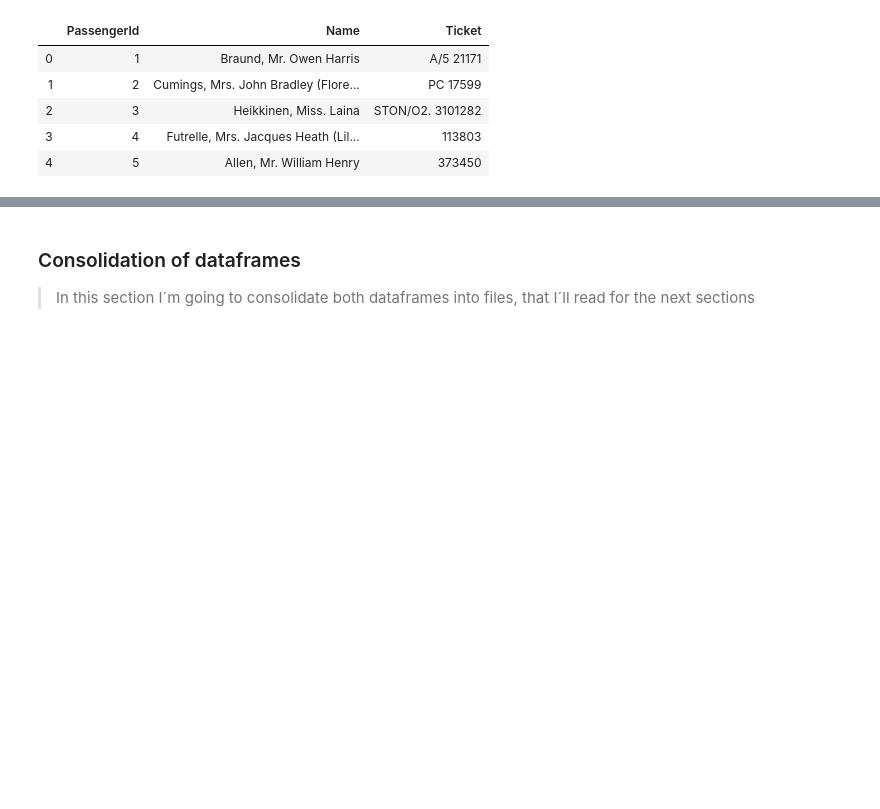
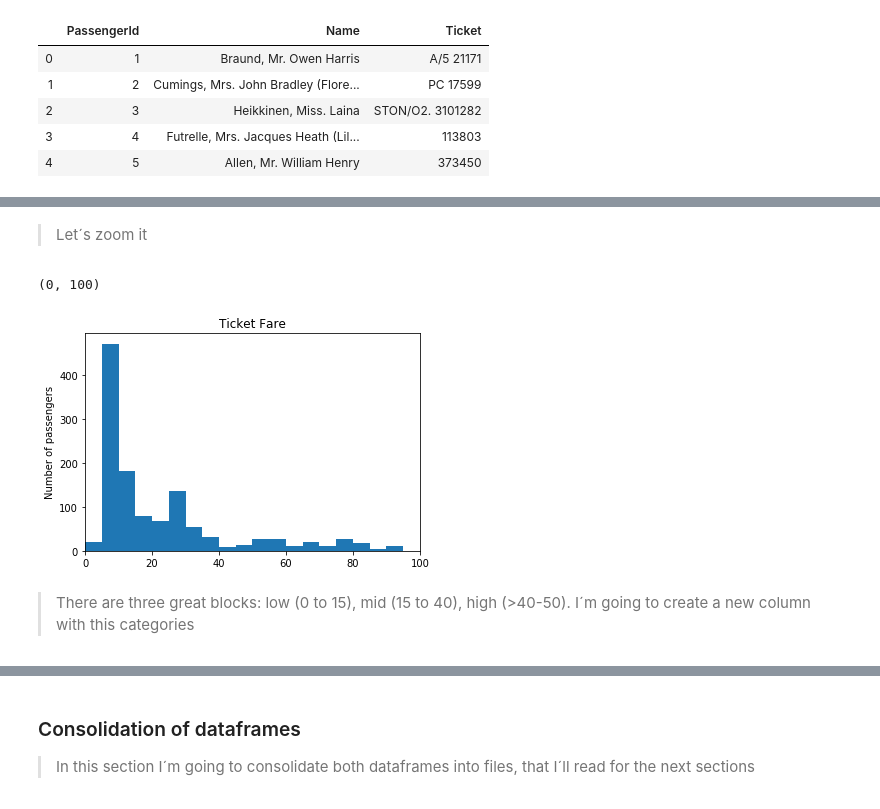
Before and after one commit to canceleiro/Titanic-Disaster, a Jupyter notebook: Titanic_Disaster.ipynb, the cells around one changed output, grey strips where cells are left out. Drawn from its saved outputs; the diff is of its cells as text; code cells hidden in the pictures; blank space fills up the shorter version.

```diff
--- a/Titanic_Disaster.ipynb
+++ b/Titanic_Disaster.ipynb
@@ -377,0 +435,13 @@ passengers.head()
+# %% [markdown]
+> Let´s zoom it
+# %%
+bin_edges = np.arange(0, df_clean['Fare'].max()+5, 5)
+plt.hist(data = df_clean, x = 'Fare', bins = bin_edges);
+plt.title('Ticket Fare');
+plt.ylabel('Number of passengers');
+plt.xlim(0,100)
+# %% [output]
+(0, 100)
+[figure, added]
+# %% [markdown]
+> There are three great blocks: low (0 to 15), mid (15 to 40), high (>40-50). I´m going to create a new column with this categories
```
Also changed, not shown: parts of 124 cells of this notebook.
